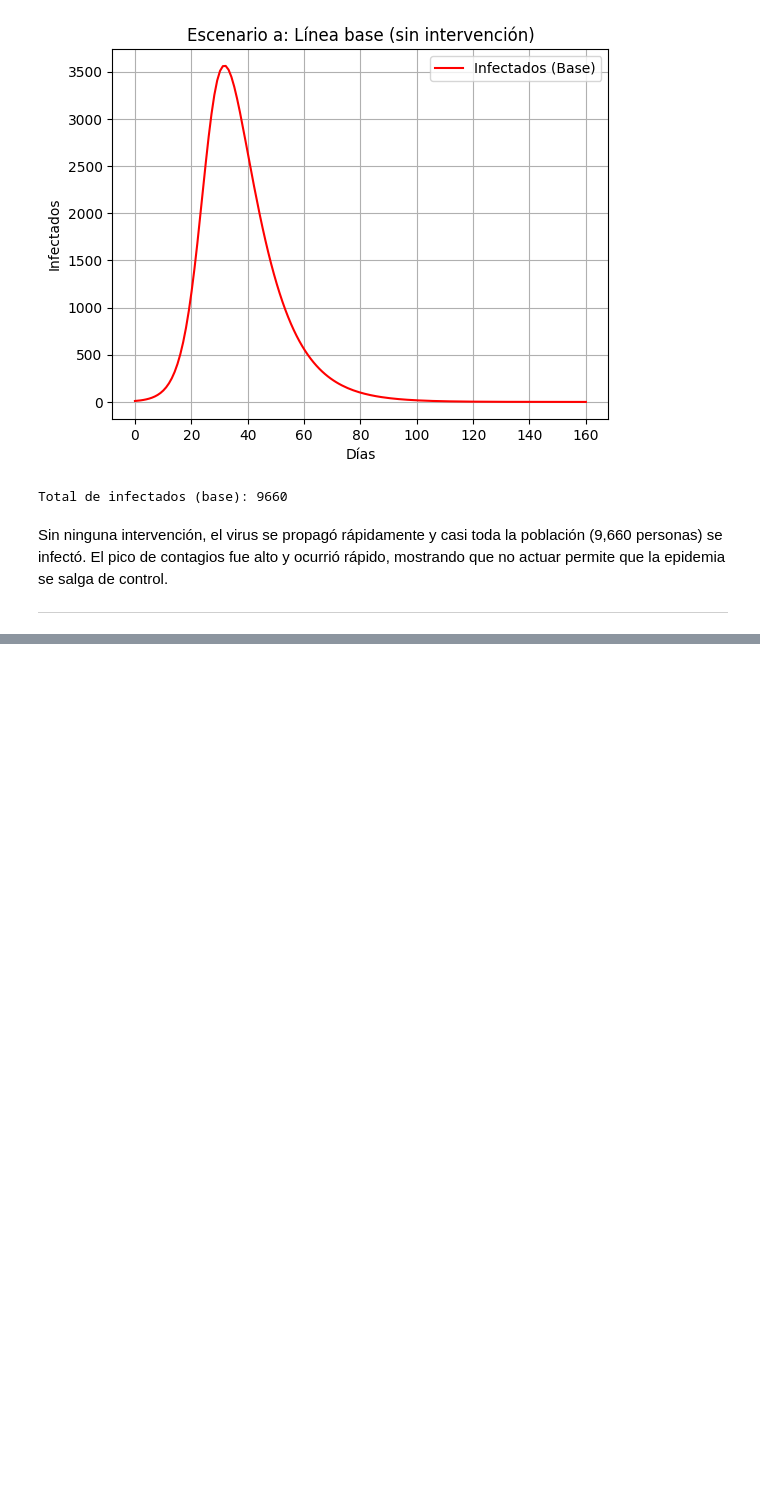
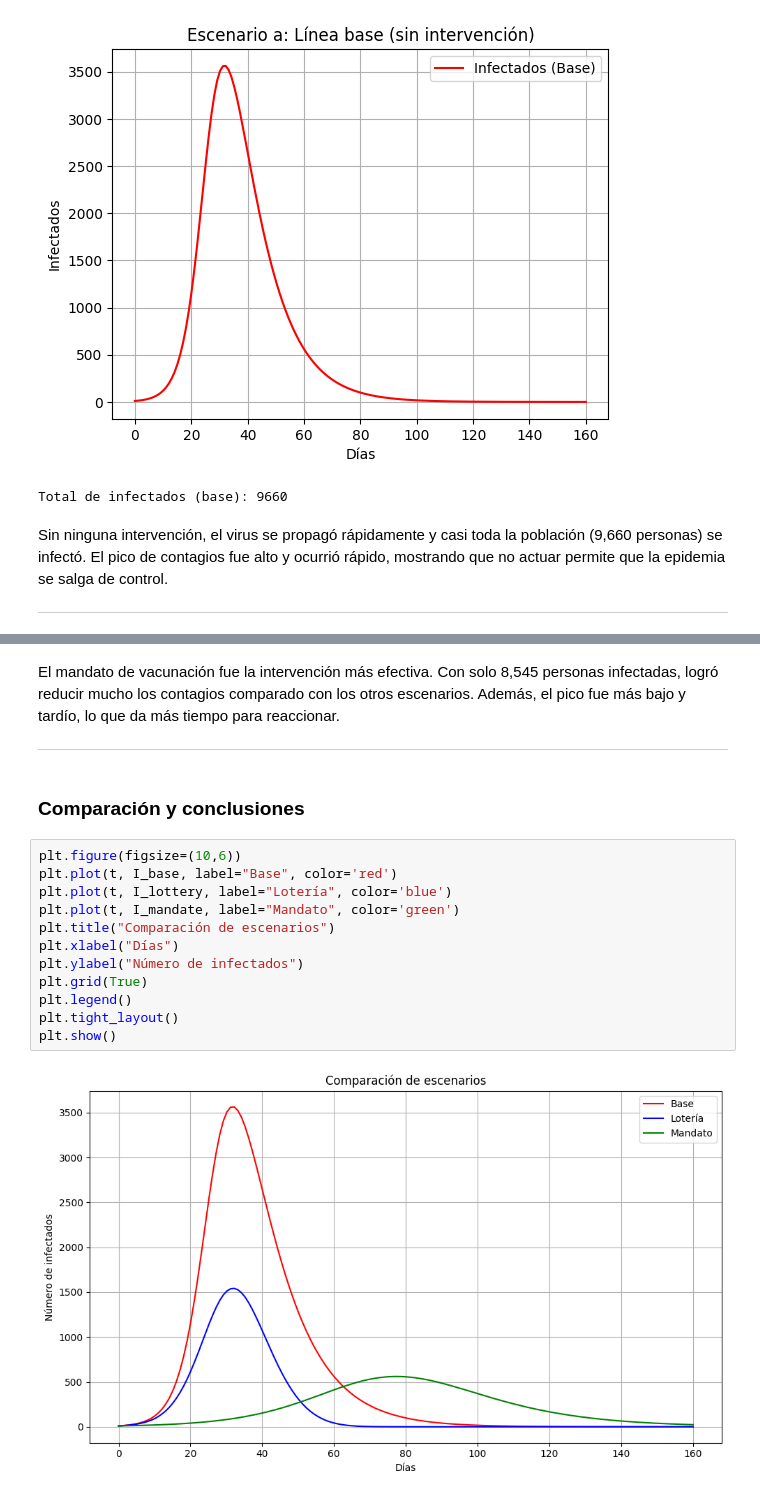
Before and after one commit to nancygmm/lab3-Modsim, a Jupyter notebook: lab3.ipynb, the cells around one changed output, grey strips where cells are left out. Saved outputs shown, nothing was run; the diff lists cells and outputs as text; blank space fills up the shorter version.

Commit message:
Inciso b, c & conclusiones
Co-Authored-By: Santiago Pereira <97372983+SRV-JSPA@users.noreply.github.com>

```diff
--- a/lab3.ipynb
+++ b/lab3.ipynb
@@ -64,0 +136,22 @@ El pico de contagios fue alto y ocurrió rápido, mostrando que no actuar permit
+# %% [markdown]
+El mandato de vacunación fue la intervención más efectiva.
+Con solo 8,545 personas infectadas, logró reducir mucho los contagios comparado con los otros escenarios.
+Además, el pico fue más bajo y tardío, lo que da más tiempo para reaccionar.
+
+---
+# %% [markdown]
+### Comparación y conclusiones
+# %%
+plt.figure(figsize=(10,6))
+plt.plot(t, I_base, label="Base", color='red')
+plt.plot(t, I_lottery, label="Lotería", color='blue')
+plt.plot(t, I_mandate, label="Mandato", color='green')
+plt.title("Comparación de escenarios")
+plt.xlabel("Días")
+plt.ylabel("Número de infectados")
+plt.grid(True)
+plt.legend()
+plt.tight_layout()
+plt.show()
+# %% [output]
+[figure, added]
```
Also changed, not shown: parts of 11 cells of this notebook.
